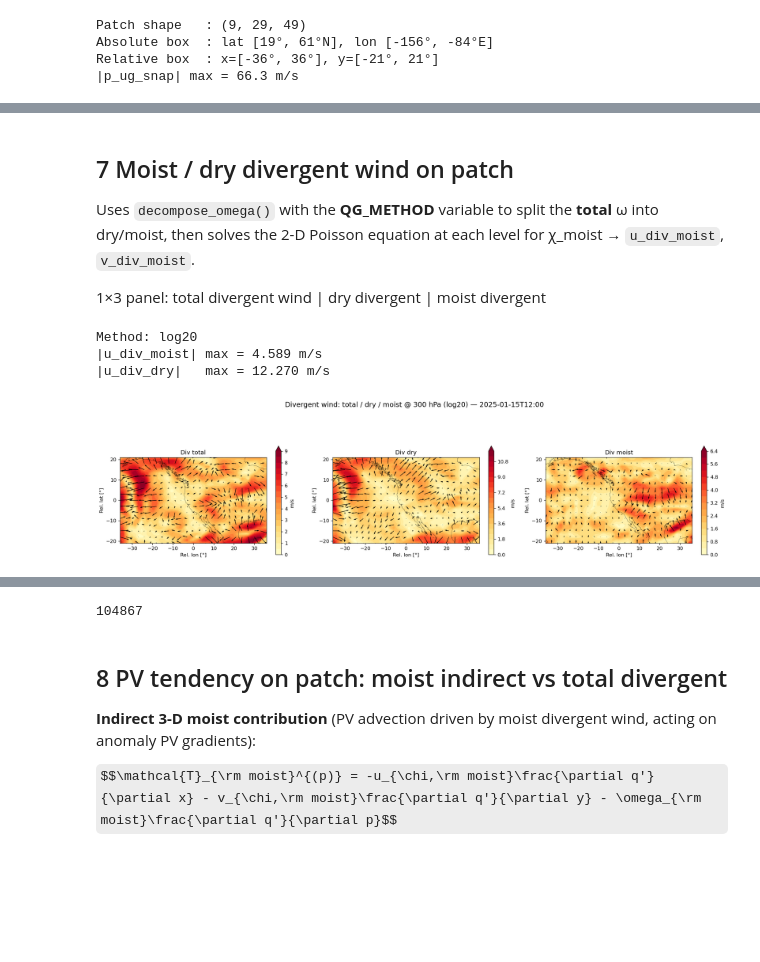
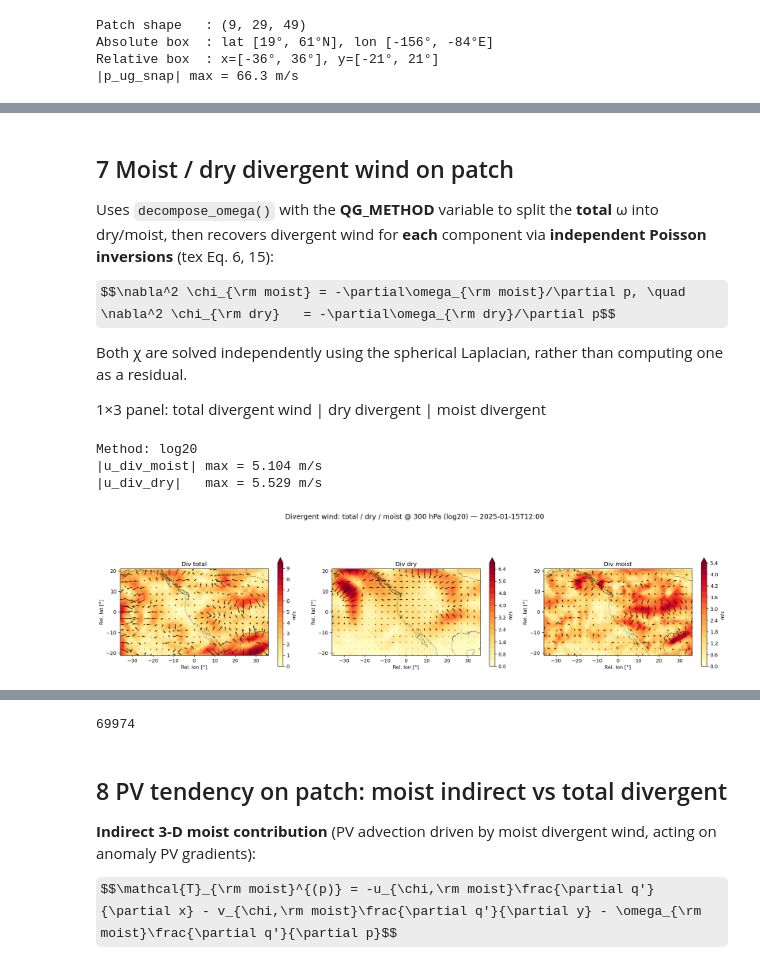
Before and after one commit to yanxingjianken/pvtend, a Jupyter notebook: examples/02_helmholtz_and_qg_omega.ipynb, the cells around one changed output, grey strips where cells are left out. Saved outputs shown, nothing was run; the diff lists cells and outputs as text; code cells hidden in the pictures; some formulas as TeX source; blank space fills up the shorter version.

```diff
--- a/examples/02_helmholtz_and_qg_omega.ipynb
+++ b/examples/02_helmholtz_and_qg_omega.ipynb
@@ -171,7 +172,7 @@ Must be done on the full NH grid (full longitude ring) for spectral accuracy.
 # %%
 %%time
-# Full NH Helmholtz: (nlev, 61, 240) → dict of same shape
-helm = helmholtz_decomposition_3d(u_anom, v_anom, lat, lon, method="fft")
+# Full NH Helmholtz (spherical Laplacian): (nlev, 61, 240) → dict of same shape
+helm = helmholtz_decomposition_3d(u_anom, v_anom, lat, lon)
 print("Helmholtz output keys:", sorted(helm.keys()))
 
 print(f"\nAt {PLOT_LEV} hPa (level index {ilev}):")
@@ -523,7 +519,12 @@ Wall time: 3.33 s
 ## 7  Moist / dry divergent wind on patch
 
 Uses `decompose_omega()` with the **QG_METHOD** variable to split the **total** ω into dry/moist,
-then solves the 2-D Poisson equation at each level for χ_moist → `u_div_moist`, `v_div_moist`.
+then recovers divergent wind for **each** component via **independent Poisson inversions** (tex Eq. 6, 15):
+
+$$\nabla^2 \chi_{\rm moist} = -\partial\omega_{\rm moist}/\partial p, \quad
+  \nabla^2 \chi_{\rm dry}   = -\partial\omega_{\rm dry}/\partial p$$
+
+Both χ are solved independently using the spherical Laplacian, rather than computing one as a residual.
 
 1×3 panel:  total divergent wind  |  dry divergent  |  moist divergent
 # %%
@@ -531,20 +532,19 @@ then solves the 2-D Poisson equation at each level for χ_moist → `u_div_moist
 # ── Select ω_dry for the total field using QG_METHOD ──
 if QG_METHOD == "sp19":
     omega_dry_total = wd_sp19
-elif QG_METHOD == "fft":
-    omega_dry_total = wd_fft
 elif QG_METHOD == "log20":
     omega_dry_total = wd_log20
 else:
-    raise ValueError(f"Unknown QG_METHOD: {QG_METHOD}")
+    raise ValueError(f"Unknown QG_METHOD: {QG_METHOD!r}  (valid: 'sp19', 'log20')")
 
 omega_moist_total = p_w_snap - omega_dry_total
 
-# ── decompose_omega on the patch → chi_moist, u_div_moist, v_div_moist ──
-# Uses FULL omega (total snapshot), not anomaly
+# ── decompose_omega on the patch → independent Poisson for moist AND dry ──
+# Uses FULL omega (total snapshot), not anomaly.
+# Both chi_moist and chi_dry are recovered via independent Poisson inversions
+# (solve_chi_from_omega applied separately to each omega component).
 decomp = decompose_omega(
     p_w_snap, omega_dry_total, patch_lat, patch_lon, plevs_pa,
-    u_div=p_u_div, v_div=p_v_div,
 )
 u_div_moist = decomp["u_div_moist"]
 v_div_moist = decomp["v_div_moist"]
@@ -554,33 +554,33 @@ v_div_dry   = decomp["v_div_dry"]
 print(f"Method: {QG_METHOD}")
 print(f"|u_div_moist| max = {np.abs(u_div_moist[ilev]).max():.3f} m/s")
 print(f"|u_div_dry|   max = {np.abs(u_div_dry[ilev]).max():.3f} m/s")
 
 # ── 1×3 panel: divergent wind total / dry / moist @ PLOT_LEV ──
 fig, axes = plt.subplots(1, 3, figsize=(18, 5))
 div_panels = [
     ("Div total",  p_u_div[ilev],     p_v_div[ilev]),
     ("Div dry",    u_div_dry[ilev],   v_div_dry[ilev]),
     ("Div moist",  u_div_moist[ilev], v_div_moist[ilev]),
 ]
 
 for ax, (title, uk, vk) in zip(axes, div_panels):
     speed = np.sqrt(uk**2 + vk**2)
     cf = ax.contourf(x_coords, y_coords, speed, levels=20, cmap="YlOrRd", extend="max")
     ax.quiver(x_coords[::skip], y_coords[::skip],
               uk[::skip, ::skip], vk[::skip, ::skip],
               scale=100, width=0.003, color="k")
     overlay_coastlines(ax, **coast_kw)
     ax.set_aspect("equal")
     ax.set_xlabel("Rel. lon [°]"); ax.set_ylabel("Rel. lat [°]")
     ax.set_title(title, fontsize=12)
     plt.colorbar(cf, ax=ax, shrink=0.7, label="m/s")
 
 fig.suptitle(f"Divergent wind: total / dry / moist @ {PLOT_LEV} hPa ({QG_METHOD}) — {ts_str}",
              fontsize=14, y=1.02)
 fig.tight_layout()
 plt.show(); plt.close("all"); gc.collect()
 # %% [output]
 Method: log20
-|u_div_moist| max = 4.589 m/s
-|u_div_dry|   max = 12.270 m/s
+|u_div_moist| max = 5.104 m/s
+|u_div_dry|   max = 5.529 m/s
-[figure, old version]
+[figure, new version]
@@ -589,4 +589,4 @@ Wall time: 999 ms
-104867
+69974
 # %% [markdown]
 ## 8  PV tendency on patch: moist indirect vs total divergent
 
```
Also changed, not shown: parts of 13 cells of this notebook, 4 other files.
